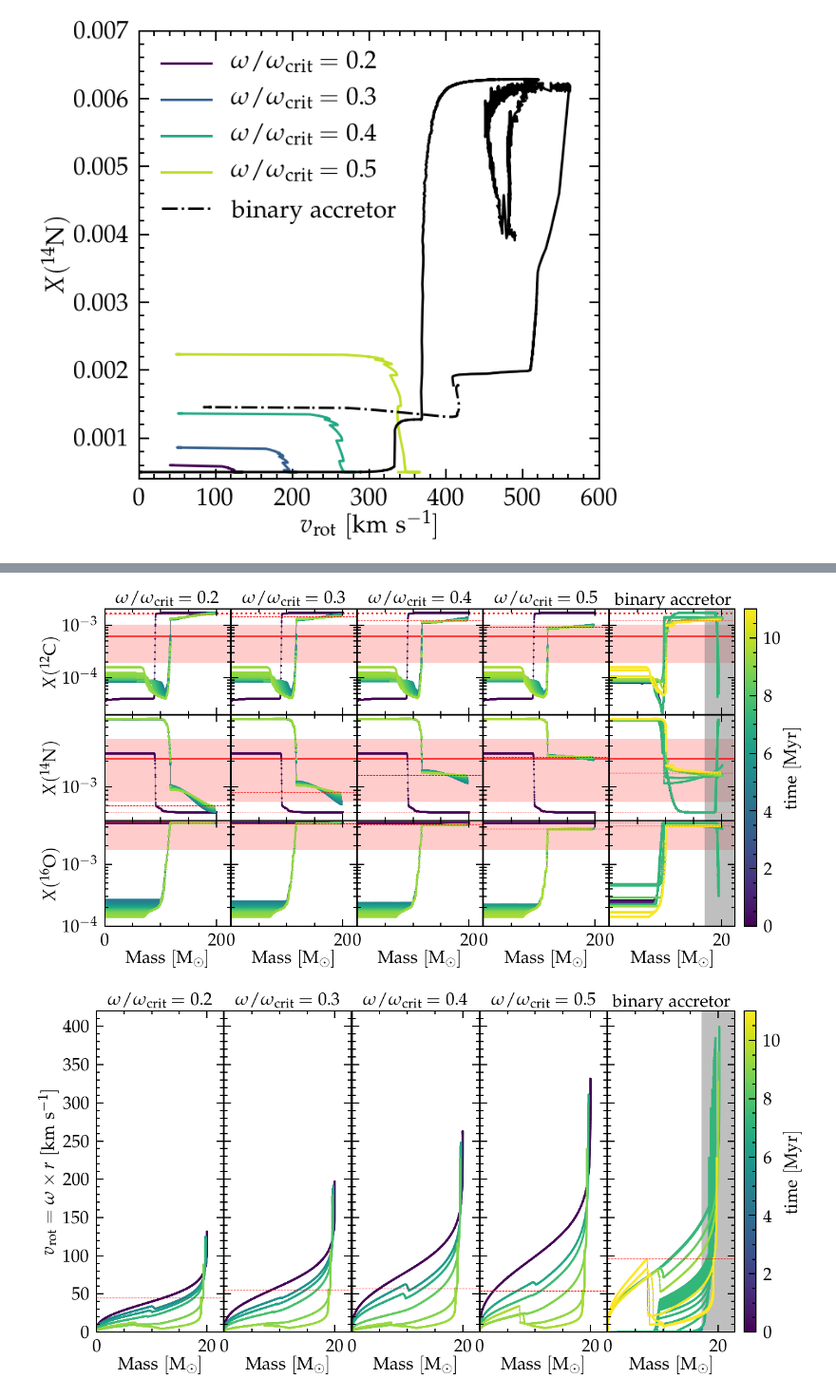
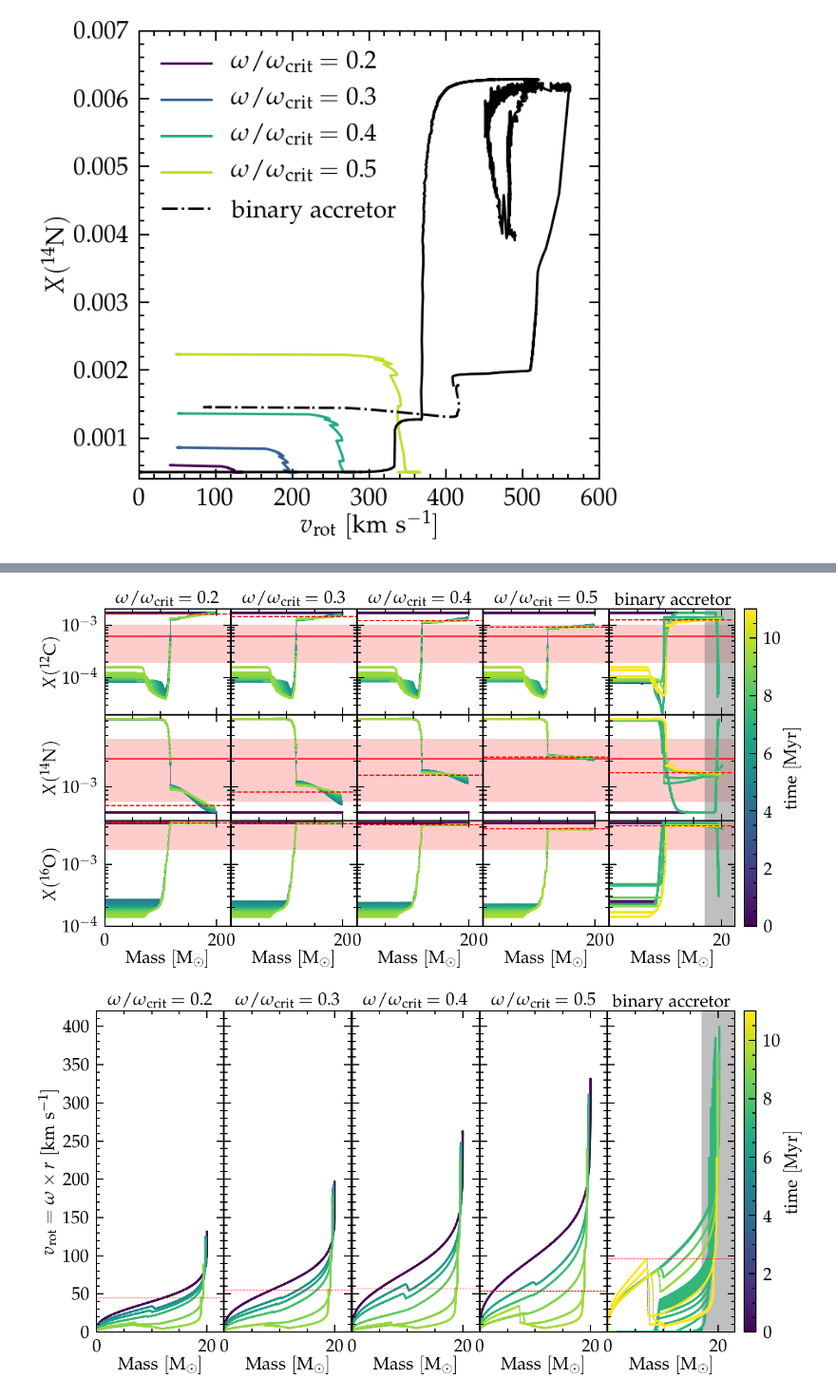
Before and after one commit to mathren/zeta_oph, a Jupyter notebook: notebooks/mixing_and_AM.ipynb, the cells around one changed output, grey strips where cells are left out. Shown at 95% size. Drawn from its saved outputs; the diff is of its cells as text; code cells hidden in the pictures.

```diff
--- a/notebooks/mixing_and_AM.ipynb
+++ b/notebooks/mixing_and_AM.ipynb
@@ -169,7 +135,8 @@ folders = [
     "/mnt/home/mrenzo/RUNS/zeta_ophiuchi/single_star/Z0.01/20/rot_0.3_crit/LOGS/",
     "/mnt/home/mrenzo/RUNS/zeta_ophiuchi/single_star/Z0.01/20/rot_0.4_crit/LOGS/",
     "/mnt/home/mrenzo/RUNS/zeta_ophiuchi/single_star/Z0.01/20/rot_0.5_crit/LOGS/",
-    "/mnt/home/mrenzo/RUNS/zeta_ophiuchi/M1_25_M2_17_P100_Z0.01/re-run_exponential/binary_to_postRLOF/LOGS2/"]
+    "/mnt/home/mrenzo/RUNS/zeta_ophiuchi/M1_25_M2_17_P100_Z0.01/re-run_exponential/binary_to_postRLOF/LOGS2/"]  # best model
+    # "/mnt/home/mrenzo/RUNS/zeta_ophiuchi/M1_25_M2_17_P100_Z0.01/res_tests/space_res/binary_to_postRLOF/LOGS2/"] # rest test
 
 
 for folder in folders:
@@ -180,6 +147,7 @@ for folder in folders:
         profiles = profiles[::5]+[profiles[-1]]
         profiles = profiles[1:] # the first profile is during the initial relaxation, skip it
         # plot initial uniform composition at ZAMS
+        c12zams, n14zams, o16zams = get_ZAMS_abundances(folder+'history.data')
         ax.scatter(np.linspace(0, 20, 1500), [n14zams]*1500, s=5, c=[0]*1500, zorder=0, vmin=0, vmax=11, rasterized=True)
     if "binary" in folder:
         title = "$\mathrm{binary\ accretor}$"
@@ -187,6 +155,7 @@ for folder in folders:
         profiles = sorted(glob.glob(folder+"/p*data")+glob.glob(folder+'../../accretor_to_TAMS/LOGS/p*.data'), key=get_age_from_profile)
         profiles = profiles[1:] # the first profile is during the initial relaxation, skip it
         # plot initial uniform composition at ZAMS
+        c12zams, n14zams, o16zams = get_ZAMS_abundances(folder+'history.data')
         ax.scatter(np.linspace(0, 17, 1500), [n14zams]*1500, s=5, c=[0]*1500, zorder=0, vmin=0, vmax=11, rasterized=True)
         # profiles = profiles[::5]+[profiles[-1]]
     ax.set_title(title, fontsize=30)
@@ -198,9 +167,7 @@ for folder in folders:
         ax.plot(m, n, c='#808080', lw=1, zorder=0)
         p = ax.scatter(m,n, c=[age]*len(n), s=5, vmin=0, vmax=11, rasterized=True)
         if profile == profiles[-1]:
-            ax.axhline(n[0],0,1, ls='--', lw=2
-                       , c='r', zorder=100, rasterized=True)
-    c12zams, n14zams, o16zams = get_ZAMS_abundances(folder+'history.data')
+            ax.axhline(n[0],0,1, ls='--', lw=2, c='r', zorder=100, rasterized=True)
     n, err_n =  get_zeta_oph_surface_n(X=0.678010)
     ax.axhline(n, 0,1,c='r', lw=2)
     xmin, xmax = ax.get_xlim()
@@ -211,5 +178,5 @@ for folder in folders:
 fig.colorbar(p, cax=cax)
 cax.set_ylabel(r"$\mathrm{time \ [Myr]}$")
 ax5.axvspan(17, 23, alpha=0.5, color="#808080", zorder=0)
-plt.savefig("/mnt/home/mrenzo/Templates/zeta_oph/manuscript/figures/n14_struct_complete_zeta_ab.pdf", rasterized=True)
+# plt.savefig("/mnt/home/mrenzo/Templates/zeta_oph/manuscript/figures/n14_struct_complete_zeta_ab.pdf", rasterized=True)
 # plt.savefig("/mnt/home/mrenzo/TMP/n14_struct_complete.pdf")
@@ -326,43 +329,49 @@ for folder in folders:
         title = "$\omega/\omega_\mathrm{crit}="+str(folder.split('/')[-3].split('_')[1])+"$"
         profiles = sorted(glob.glob(folder+"/p*data"), key=get_age_from_profile)
         profiles = profiles[::5]+[profiles[-1]]
+        profiles = profiles[1:] # the first profile is during the initial relaxation, skip it
+        c12zams, n14zams, o16zams = get_ZAMS_abundances(folder+'history.data')
+        ax.scatter(np.linspace(0, 20, 1500), [c12zams]*1500, s=5, c=[0]*1500, zorder=0, vmin=0, vmax=11, rasterized=True)
+        bx.scatter(np.linspace(0, 20, 1500), [n14zams]*1500, s=5, c=[0]*1500, zorder=0, vmin=0, vmax=11, rasterized=True)
+        cx.scatter(np.linspace(0, 20, 1500), [o16zams]*1500, s=5, c=[0]*1500, zorder=0, vmin=0, vmax=11, rasterized=True)
     if "binary" in folder:
         title = "$\mathrm{binary\ accretor}$"
         ax.axvspan(17, 22.5, alpha=0.5, color="#808080", zorder=0)
         bx.axvspan(17, 22.5, alpha=0.5, color="#808080", zorder=0)
         cx.axvspan(17, 22.5, alpha=0.5, color="#808080", zorder=0)
         profiles = sorted(glob.glob(folder+"/p*data")+glob.glob(folder+'../../accretor_to_TAMS/LOGS/p*.data'), key=get_age_from_profile)
         profiles = profiles[::5]+[profiles[-1]]
+        profiles = profiles[1:] # the first profile is during the initial relaxation, skip it
+        c12zams, n14zams, o16zams = get_ZAMS_abundances(folder+'history.data')
+        ax.scatter(np.linspace(0, 17, 1500), [c12zams]*1500, s=5, c=[0]*1500, zorder=0, vmin=0, vmax=11, rasterized=True)
+        bx.scatter(np.linspace(0, 17, 1500), [n14zams]*1500, s=5, c=[0]*1500, zorder=0, vmin=0, vmax=11, rasterized=True)
+        cx.scatter(np.linspace(0, 17, 1500), [o16zams]*1500, s=5, c=[0]*1500, zorder=0, vmin=0, vmax=11, rasterized=True)
     ax.set_title(title, fontsize=30)
     for profile in profiles:
         src, col = getSrcCol(profile)
         c = src[:, col.index("c12")]
         n = src[:, col.index("n14")]
         o = src[:, col.index("o16")]
         m = src[:, col.index("mass")]
         age = get_age_from_profile(profile)
         ax.plot(m, c, c='#808080', lw=1, zorder=0, rasterized=True)
         bx.plot(m, n, c='#808080', lw=1, zorder=0, rasterized=True)
         cx.plot(m, o, c='#808080', lw=1, zorder=0, rasterized=True)
         p = ax.scatter(m,c, c=[age]*len(n), s=5, vmin=0, vmax=11, rasterized=True)
         p = bx.scatter(m,n, c=[age]*len(n), s=5, vmin=0, vmax=11, rasterized=True)
         p = cx.scatter(m,o, c=[age]*len(n), s=5, vmin=0, vmax=11, rasterized=True)
         if profile == profiles[-1]:
-            ax.axhline(c[0],0,1, ls='--', lw=1, c='r', zorder=100, rasterized=True)
-            bx.axhline(n[0],0,1, ls='--', lw=1, c='r', zorder=100, rasterized=True)
-            cx.axhline(o[0],0,1, ls='--', lw=1, c='r', zorder=100, rasterized=True)
-    c12zams, n14zams, o16zams = get_ZAMS_abundances(folder+'history.data')
-    ax.axhline(c12zams, 0,1, ls=':', c='r', zorder=0, rasterized=True)
-    bx.axhline(n14zams, 0,1, ls=':', lw=1, c='r', zorder=0, rasterized=True)
-    cx.axhline(o16zams, 0,1, ls=':', lw=1, c='r', zorder=0, rasterized=True)
+            ax.axhline(c[0],0,1, ls='--', lw=2, c='r', zorder=100, rasterized=True)
+            bx.axhline(n[0],0,1, ls='--', lw=2, c='r', zorder=100, rasterized=True)
+            cx.axhline(o[0],0,1, ls='--', lw=2, c='r', zorder=100, rasterized=True)
 
 
 fig.colorbar(p, cax=cax)
 cax.set_ylabel(r"$\mathrm{time \ [Myr]}$")
 
-# plt.savefig("/mnt/home/mrenzo/Templates/zeta_oph/manuscript/figures/huge_composition.pdf",rasterized=True)
+plt.savefig("/mnt/home/mrenzo/Templates/zeta_oph/manuscript/figures/huge_composition.pdf",rasterized=True)
 # %% [output]
-[figure, old version]
+[figure, new version]
 # %%
 # internal rotation rate
 fig = plt.figure(figsize=(20,10))
```
Also changed, not shown: parts of 3 cells of this notebook.
